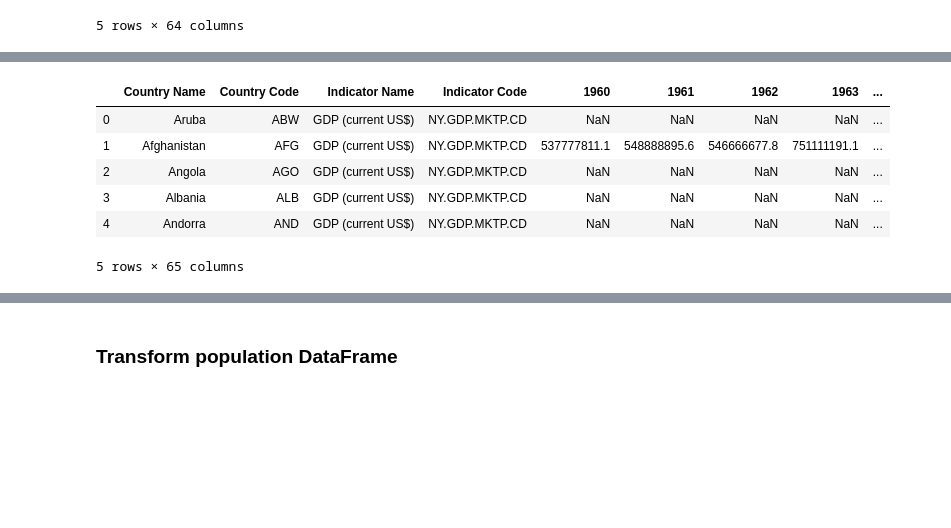
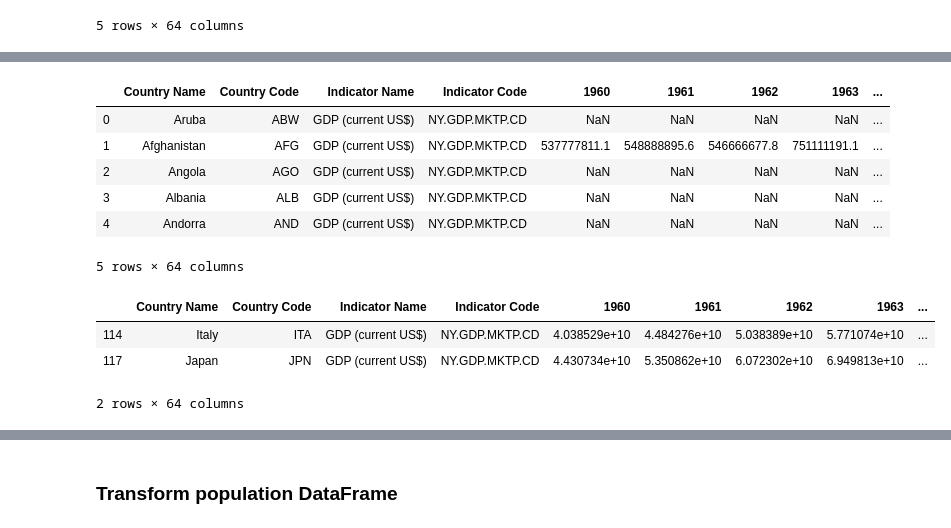
Before and after one commit to nelsonjams/ETL, a Jupyter notebook: ETL_PROJECT_ALIONA_GINA.ipynb, the cells around one changed output, grey strips where cells are left out. Saved outputs shown, nothing was run; the diff lists cells and outputs as text; code cells hidden in the pictures; blank space fills up the shorter version.

```diff
--- a/ETL_PROJECT_ALIONA_GINA.ipynb
+++ b/ETL_PROJECT_ALIONA_GINA.ipynb
@@ -35,7 +37,6 @@ ValueError: The truth value of a Series is ambiguous. Use a.empty, a.bool(), a.i
 # %%
 gdp_file = "../Resources/World_GDP_1960_2018.csv"
 gdp_df = pd.read_csv(gdp_file)
-gdp_df["id"] = gdp_df.index + 1
 gdp_df.head()
 # %% [output]
 |  | Country Name | Country Code | Indicator Name | Indicator Code | 1960 | 1961 | 1962 | 1963 | ... |
@@ -44,4 +45,13 @@ gdp_df.head()
 | 2 | Angola | AGO | GDP (current US$) | NY.GDP.MKTP.CD | NaN | NaN | NaN | NaN | ... |
 | 3 | Albania | ALB | GDP (current US$) | NY.GDP.MKTP.CD | NaN | NaN | NaN | NaN | ... |
 | 4 | Andorra | AND | GDP (current US$) | NY.GDP.MKTP.CD | NaN | NaN | NaN | NaN | ... |
-5 rows × 65 columns
+5 rows × 64 columns
+# %%
+gdp_df_filter = gdp_df['Country Name'].isin(['Japan','Italy'])
+gdp_df_new = gdp_df[population_df_filter]
+gdp_df_new
+# %% [output]
+|  | Country Name | Country Code | Indicator Name | Indicator Code | 1960 | 1961 | 1962 | 1963 | ... |
+| 114 | Italy | ITA | GDP (current US$) | NY.GDP.MKTP.CD | 4.038529e+10 | 4.484276e+10 | 5.038389e+10 | 5.771074e+10 | ... |
+| 117 | Japan | JPN | GDP (current US$) | NY.GDP.MKTP.CD | 4.430734e+10 | 5.350862e+10 | 6.072302e+10 | 6.949813e+10 | ... |
+2 rows × 64 columns
```
Also changed, not shown: parts of 7 cells of this notebook.
